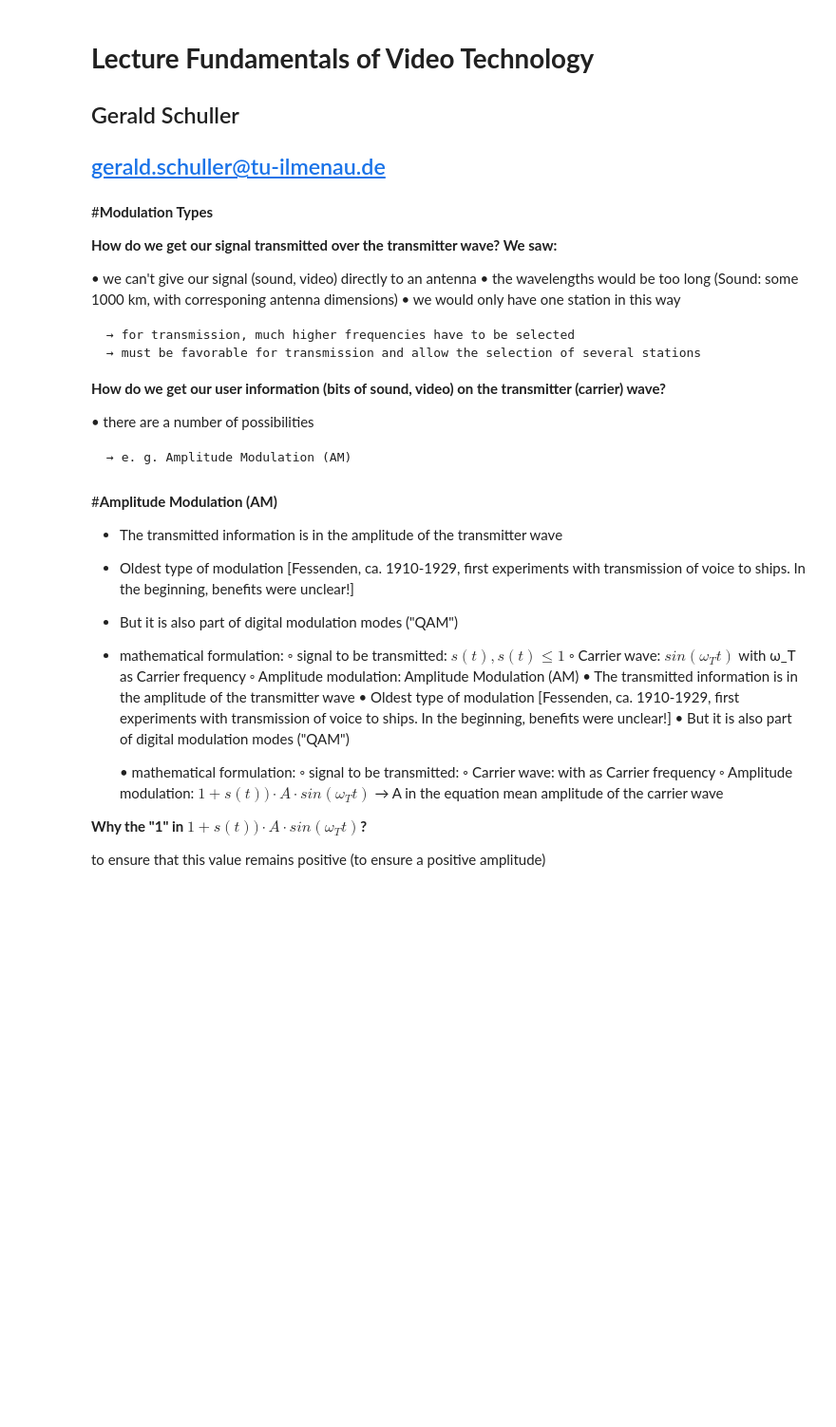
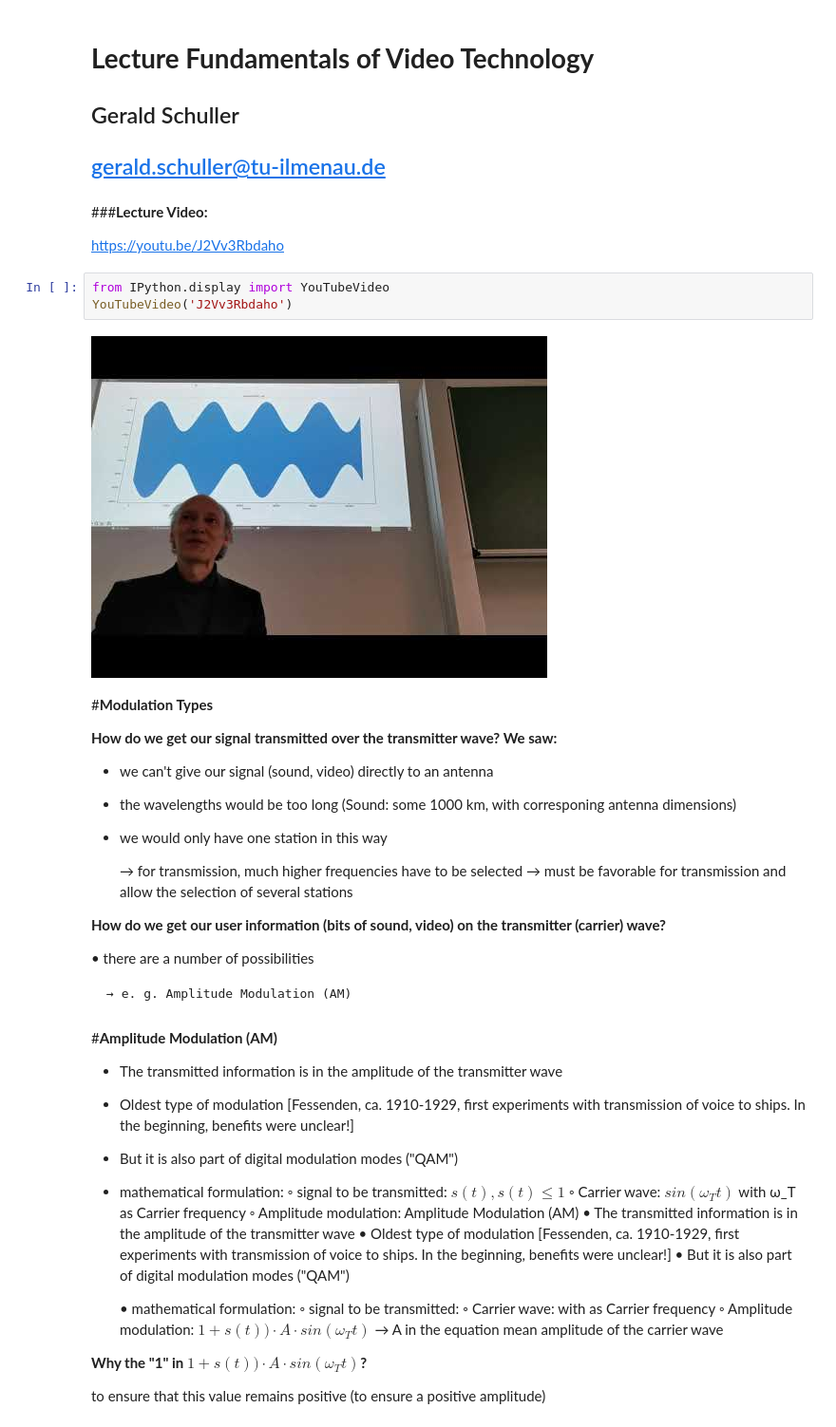
Before and after one commit to TUIlmenauAMS/GVT_Lecture_Colab, a Jupyter notebook: GVT_V8b.ipynb, the cells around one changed output. Shown at 95% size. Drawn from its saved outputs; the diff is of its cells as text; blank space fills up the shorter version.

Commit message:
Lecture Video added

```diff
--- a/GVT_V8b.ipynb
+++ b/GVT_V8b.ipynb
@@ -6,14 +6,24 @@
 ## Gerald Schuller
 
 ## gerald.schuller@tu-ilmenau.de
+# %% [markdown]
+###**Lecture Video:**
+
+https://youtu.be/J2Vv3Rbdaho
+# %%
+from IPython.display import YouTubeVideo
+YouTubeVideo('J2Vv3Rbdaho')
+# %% [output]
+[figure, added]
 # %% [markdown]
 #**Modulation Types**
 
 **How do we get our signal transmitted over the transmitter wave? We saw:**
 
-• we can't give our signal (sound, video) directly to an antenna
-• the wavelengths would be too long (Sound: some 1000 km, with  corresponing antenna dimensions)
-• we would only have one station in this way
+- we can't give our signal (sound, video) directly to an antenna
+
+- the wavelengths would be too long (Sound: some 1000 km, with  corresponing antenna dimensions)
+- we would only have one station in this way
 
     → for transmission, much higher frequencies have to be selected
     → must be favorable for transmission and allow the selection of several stations
```
Also changed, not shown: parts of 7 cells of this notebook.
